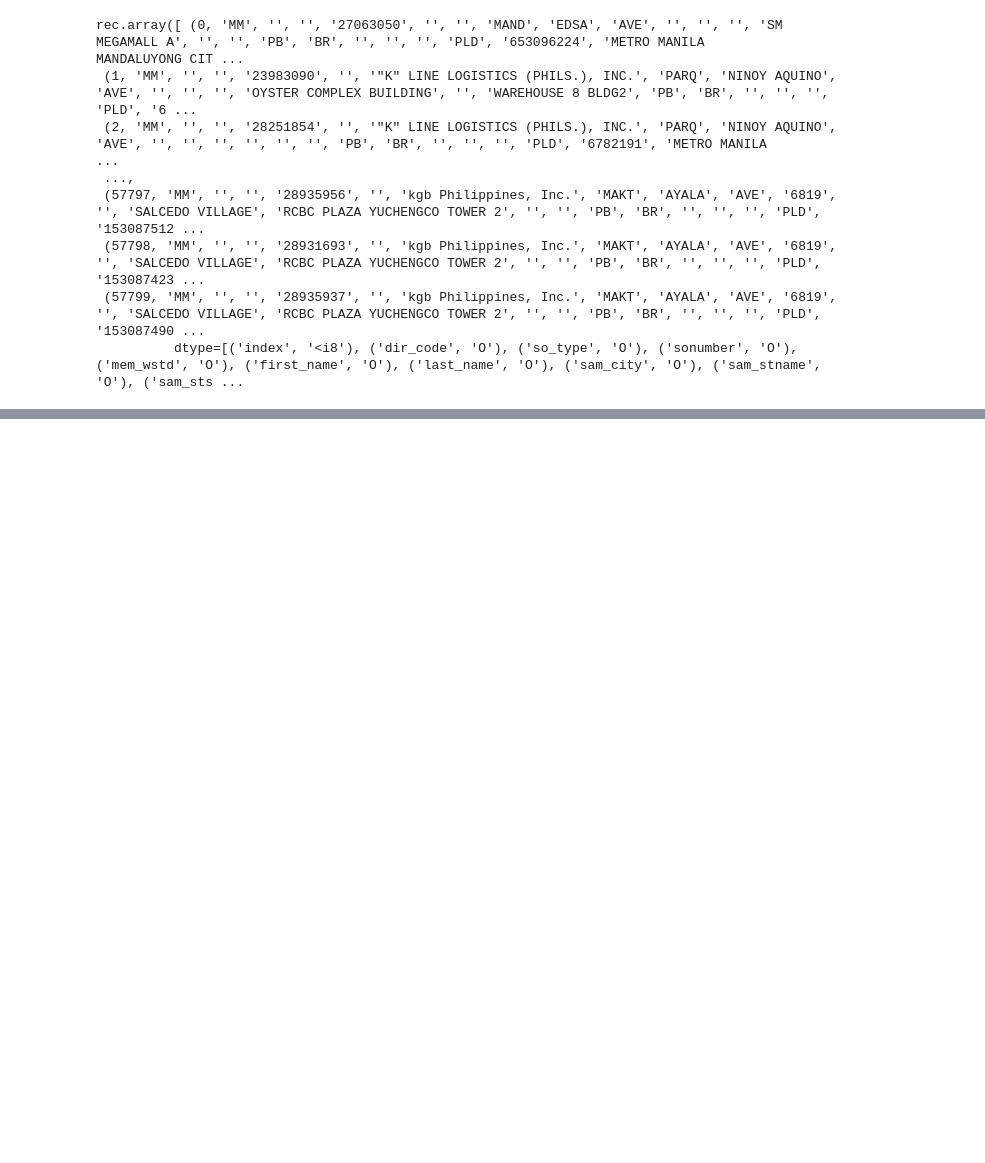
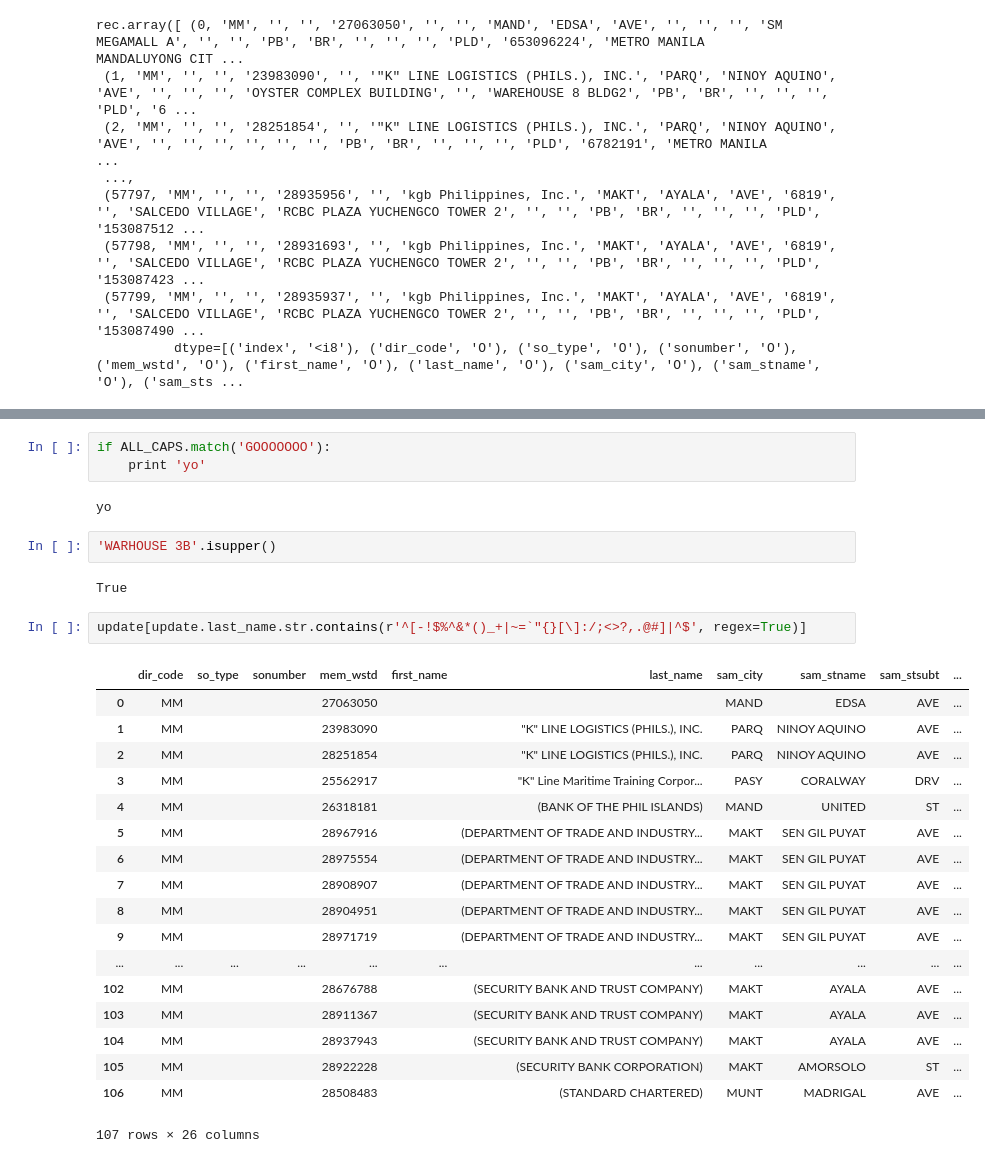
Before and after one commit to ncolina/DPC_SO, a Jupyter notebook: Testing.ipynb, the cells around one changed output, grey strips where cells are left out. Drawn from its saved outputs; the diff is of its cells as text; blank space fills up the shorter version.

```diff
--- a/Testing.ipynb
+++ b/Testing.ipynb
@@ -732,0 +777,30 @@ x
+# %%
+if ALL_CAPS.match('GOOOOOOO'):
+    print 'yo'
+# %% [output]
+yo
+# %%
+'WARHOUSE 3B'.isupper()
+# %% [output]
+True
+# %%
+update[update.last_name.str.contains(r'^[-!$%^&*()_+|~=`"{}[\]:/;<>?,.@#]|^$', regex=True)]
+# %% [output]
+|  | dir_code | so_type | sonumber | mem_wstd | first_name | last_name | sam_city | sam_stname | sam_stsubt | ... |
+| 0 | MM |  |  | 27063050 |  |  | MAND | EDSA | AVE | ... |
+| 1 | MM |  |  | 23983090 |  | "K" LINE LOGISTICS (PHILS.), INC. | PARQ | NINOY AQUINO | AVE | ... |
+| 2 | MM |  |  | 28251854 |  | "K" LINE LOGISTICS (PHILS.), INC. | PARQ | NINOY AQUINO | AVE | ... |
+| 3 | MM |  |  | 25562917 |  | "K" Line Maritime Training Corpor... | PASY | CORALWAY | DRV | ... |
+| 4 | MM |  |  | 26318181 |  | (BANK OF THE PHIL ISLANDS) | MAND | UNITED | ST | ... |
+| 5 | MM |  |  | 28967916 |  | (DEPARTMENT OF TRADE AND INDUSTRY... | MAKT | SEN GIL PUYAT | AVE | ... |
+| 6 | MM |  |  | 28975554 |  | (DEPARTMENT OF TRADE AND INDUSTRY... | MAKT | SEN GIL PUYAT | AVE | ... |
+| 7 | MM |  |  | 28908907 |  | (DEPARTMENT OF TRADE AND INDUSTRY... | MAKT | SEN GIL PUYAT | AVE | ... |
+| 8 | MM |  |  | 28904951 |  | (DEPARTMENT OF TRADE AND INDUSTRY... | MAKT | SEN GIL PUYAT | AVE | ... |
+| 9 | MM |  |  | 28971719 |  | (DEPARTMENT OF TRADE AND INDUSTRY... | MAKT | SEN GIL PUYAT | AVE | ... |
+| ... | ... | ... | ... | ... | ... | ... | ... | ... | ... | ... |
+| 102 | MM |  |  | 28676788 |  | (SECURITY BANK AND TRUST COMPANY) | MAKT | AYALA | AVE | ... |
+| 103 | MM |  |  | 28911367 |  | (SECURITY BANK AND TRUST COMPANY) | MAKT | AYALA | AVE | ... |
+| 104 | MM |  |  | 28937943 |  | (SECURITY BANK AND TRUST COMPANY) | MAKT | AYALA | AVE | ... |
+| 105 | MM |  |  | 28922228 |  | (SECURITY BANK CORPORATION) | MAKT | AMORSOLO | ST | ... |
+| 106 | MM |  |  | 28508483 |  | (STANDARD CHARTERED) | MUNT | MADRIGAL | AVE | ... |
+107 rows × 26 columns
```
Also changed, not shown: parts of 8 cells of this notebook, 7 other files.
